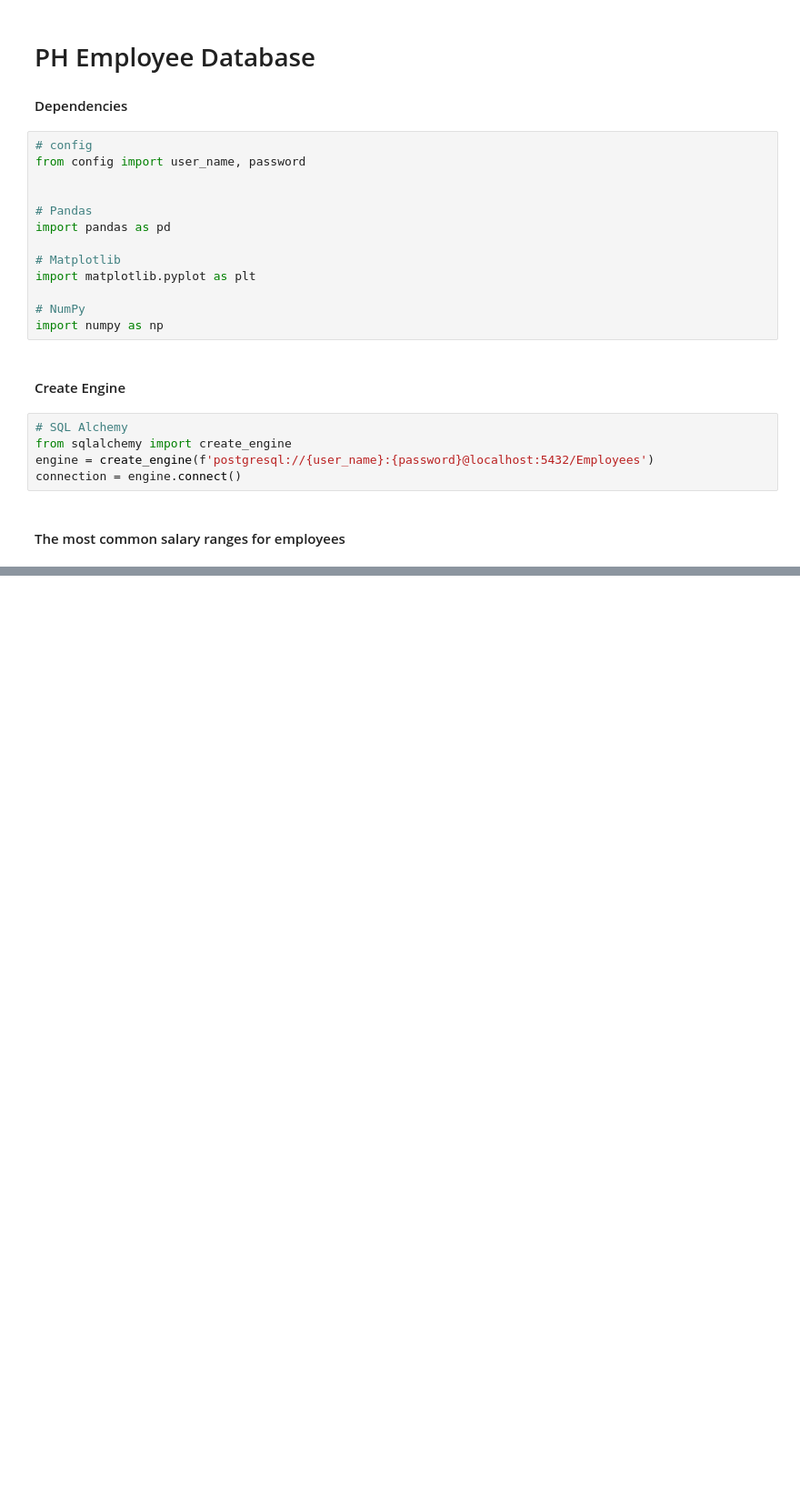
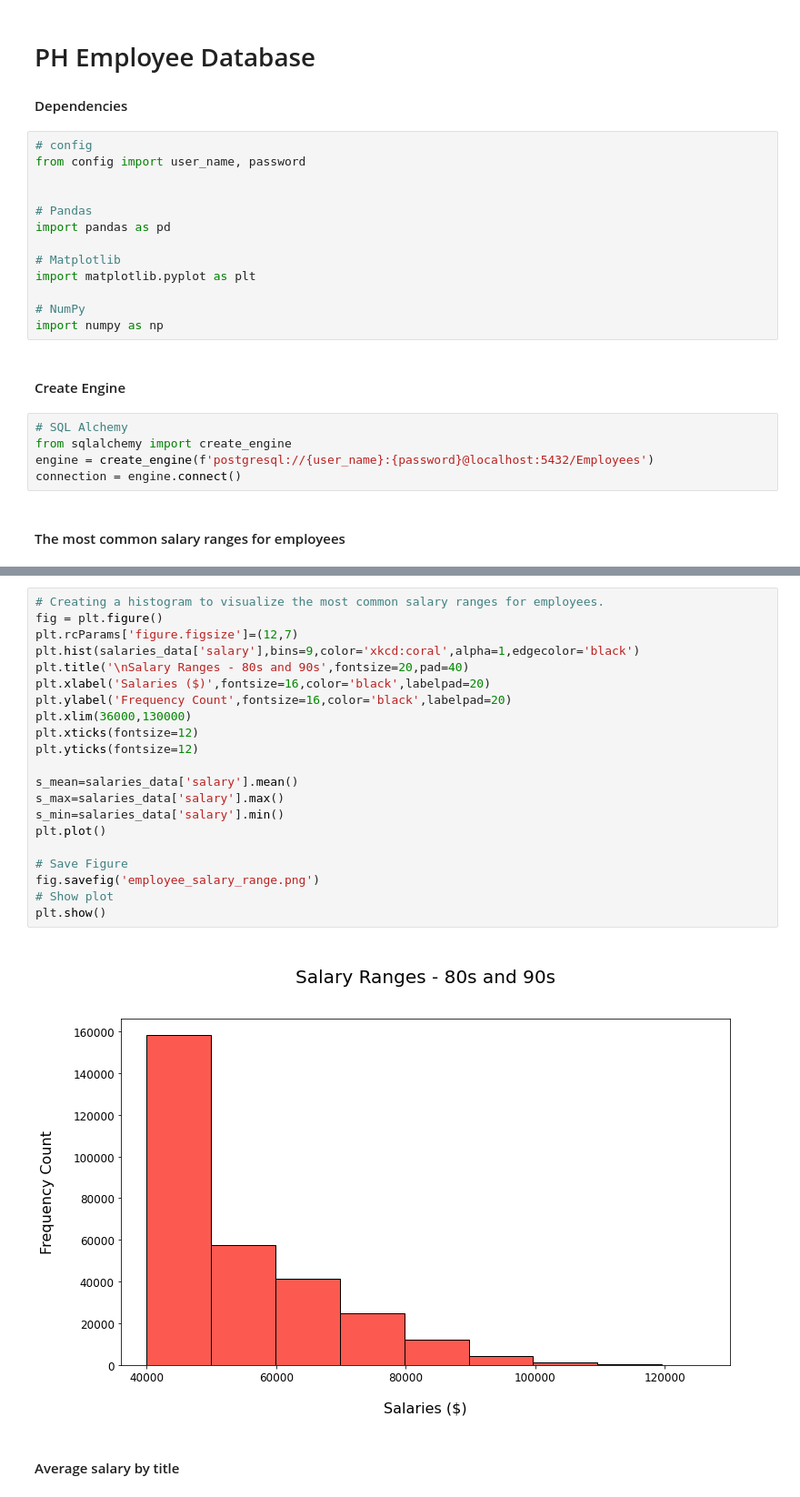
Before and after one commit to malejandrasalgado/sql-challenge, a Jupyter notebook: EmployeeSQL/Bonus.ipynb, the cells around one changed output, grey strips where cells are left out. Shown: that part at 91% size. Drawn from its saved outputs; the diff is of its cells as text; blank space fills up the shorter version.

```diff
--- a/EmployeeSQL/Bonus.ipynb
+++ b/EmployeeSQL/Bonus.ipynb
@@ -38,0 +47,25 @@ salaries_data.head()
+# %%
+# Creating a histogram to visualize the most common salary ranges for employees.
+fig = plt.figure()
+plt.rcParams['figure.figsize']=(12,7)
+plt.hist(salaries_data['salary'],bins=9,color='xkcd:coral',alpha=1,edgecolor='black')
+plt.title('\nSalary Ranges - 80s and 90s',fontsize=20,pad=40)
+plt.xlabel('Salaries ($)',fontsize=16,color='black',labelpad=20)
+plt.ylabel('Frequency Count',fontsize=16,color='black',labelpad=20)
+plt.xlim(36000,130000)
+plt.xticks(fontsize=12)
+plt.yticks(fontsize=12)
+
+s_mean=salaries_data['salary'].mean()
+s_max=salaries_data['salary'].max()
+s_min=salaries_data['salary'].min()
+plt.plot()
+
+# Save Figure
+fig.savefig('employee_salary_range.png')
+# Show plot
+plt.show()
+# %% [output]
+[figure, added]
+# %% [markdown]
+ #### Average salary by title
```
Also changed, not shown: parts of 13 cells of this notebook, 3 other files.
